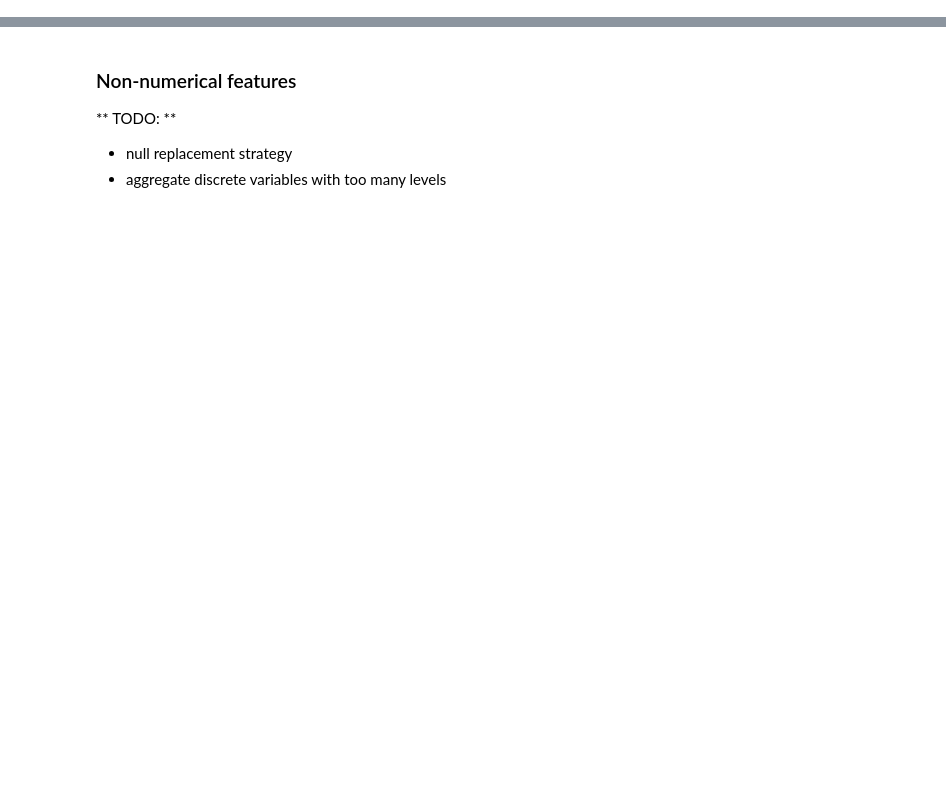
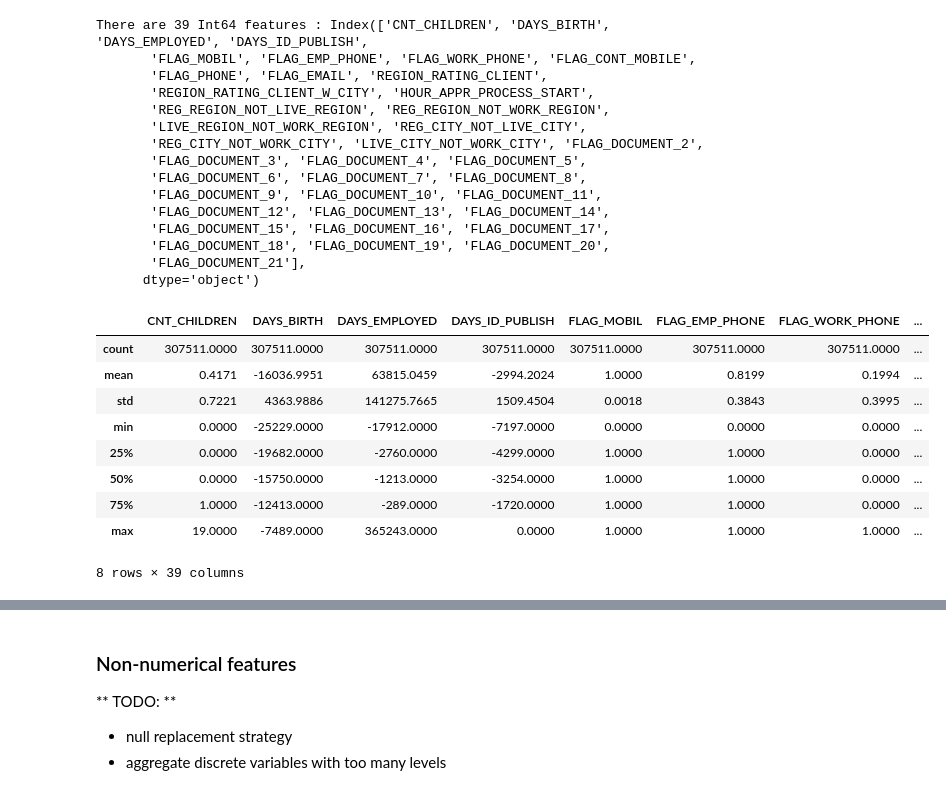
Before and after one commit to bodias/machine-learning, a Jupyter notebook: projects/capstone/home_credit/experiment 1.ipynb, the cells around one changed output, grey strips where cells are left out. Drawn from its saved outputs; the diff is of its cells as text; code cells hidden in the pictures; blank space fills up the shorter version.

```diff
--- a/projects/capstone/home_credit/experiment 1.ipynb
+++ b/projects/capstone/home_credit/experiment 1.ipynb
@@ -74,0 +83,3 @@ Number of training instances with TARGET 1 : 24825
+# %%
+features = app_train.columns[2:]
+features
@@ -74,0 +101,5 @@ Number of training instances with TARGET 1 : 24825
+# %%
+non_numerical_features = [col for col in app_train[features].columns if app_train[col].dtype == 'object']
+numerical_features     = [col for col in app_train[features].columns if app_train[col].dtype != 'object']
+print("There are {} numerical features in the main dataset.".format(len(numerical_features)))
+print("There are {} NON-numerical features in the main dataset.".format(len(non_numerical_features)))
@@ -75,4 +116,3 @@ Number of training instances with TARGET 1 : 24825
 # %%
-non_numerical_features = [col for col in app_train.columns if app_train[col].dtype == 'object']
-numerical_features     = [col for col in app_train.columns if app_train[col].dtype != 'object']
-len(non_numerical_features+numerical_features)
+int_features     = [col for col in app_train[numerical_features].columns if app_train[col].dtype == 'int64']
+float_features   = [col for col in app_train[numerical_features].columns if app_train[col].dtype != 'int64']
@@ -136,0 +119,29 @@ memory usage: 131.4 MB
+# %%
+print("There are {} Int64 features : {}".format(len(int_features),app_train[int_features].columns))
+app_train[int_features].describe()
+# %% [output]
+There are 39 Int64 features : Index(['CNT_CHILDREN', 'DAYS_BIRTH', 'DAYS_EMPLOYED', 'DAYS_ID_PUBLISH',
+       'FLAG_MOBIL', 'FLAG_EMP_PHONE', 'FLAG_WORK_PHONE', 'FLAG_CONT_MOBILE',
+       'FLAG_PHONE', 'FLAG_EMAIL', 'REGION_RATING_CLIENT',
+       'REGION_RATING_CLIENT_W_CITY', 'HOUR_APPR_PROCESS_START',
+       'REG_REGION_NOT_LIVE_REGION', 'REG_REGION_NOT_WORK_REGION',
+       'LIVE_REGION_NOT_WORK_REGION', 'REG_CITY_NOT_LIVE_CITY',
+       'REG_CITY_NOT_WORK_CITY', 'LIVE_CITY_NOT_WORK_CITY', 'FLAG_DOCUMENT_2',
+       'FLAG_DOCUMENT_3', 'FLAG_DOCUMENT_4', 'FLAG_DOCUMENT_5',
+       'FLAG_DOCUMENT_6', 'FLAG_DOCUMENT_7', 'FLAG_DOCUMENT_8',
+       'FLAG_DOCUMENT_9', 'FLAG_DOCUMENT_10', 'FLAG_DOCUMENT_11',
+       'FLAG_DOCUMENT_12', 'FLAG_DOCUMENT_13', 'FLAG_DOCUMENT_14',
+       'FLAG_DOCUMENT_15', 'FLAG_DOCUMENT_16', 'FLAG_DOCUMENT_17',
+       'FLAG_DOCUMENT_18', 'FLAG_DOCUMENT_19', 'FLAG_DOCUMENT_20',
+       'FLAG_DOCUMENT_21'],
+      dtype='object')
+|  | CNT_CHILDREN | DAYS_BIRTH | DAYS_EMPLOYED | DAYS_ID_PUBLISH | FLAG_MOBIL | FLAG_EMP_PHONE | FLAG_WORK_PHONE | ... |
+| count | 307511.0000 | 307511.0000 | 307511.0000 | 307511.0000 | 307511.0000 | 307511.0000 | 307511.0000 | ... |
+| mean | 0.4171 | -16036.9951 | 63815.0459 | -2994.2024 | 1.0000 | 0.8199 | 0.1994 | ... |
+| std | 0.7221 | 4363.9886 | 141275.7665 | 1509.4504 | 0.0018 | 0.3843 | 0.3995 | ... |
+| min | 0.0000 | -25229.0000 | -17912.0000 | -7197.0000 | 0.0000 | 0.0000 | 0.0000 | ... |
+| 25% | 0.0000 | -19682.0000 | -2760.0000 | -4299.0000 | 1.0000 | 1.0000 | 0.0000 | ... |
+| 50% | 0.0000 | -15750.0000 | -1213.0000 | -3254.0000 | 1.0000 | 1.0000 | 0.0000 | ... |
+| 75% | 1.0000 | -12413.0000 | -289.0000 | -1720.0000 | 1.0000 | 1.0000 | 0.0000 | ... |
+| max | 19.0000 | -7489.0000 | 365243.0000 | 0.0000 | 1.0000 | 1.0000 | 1.0000 | ... |
+8 rows × 39 columns
```
Also changed, not shown: parts of 31 cells of this notebook.
